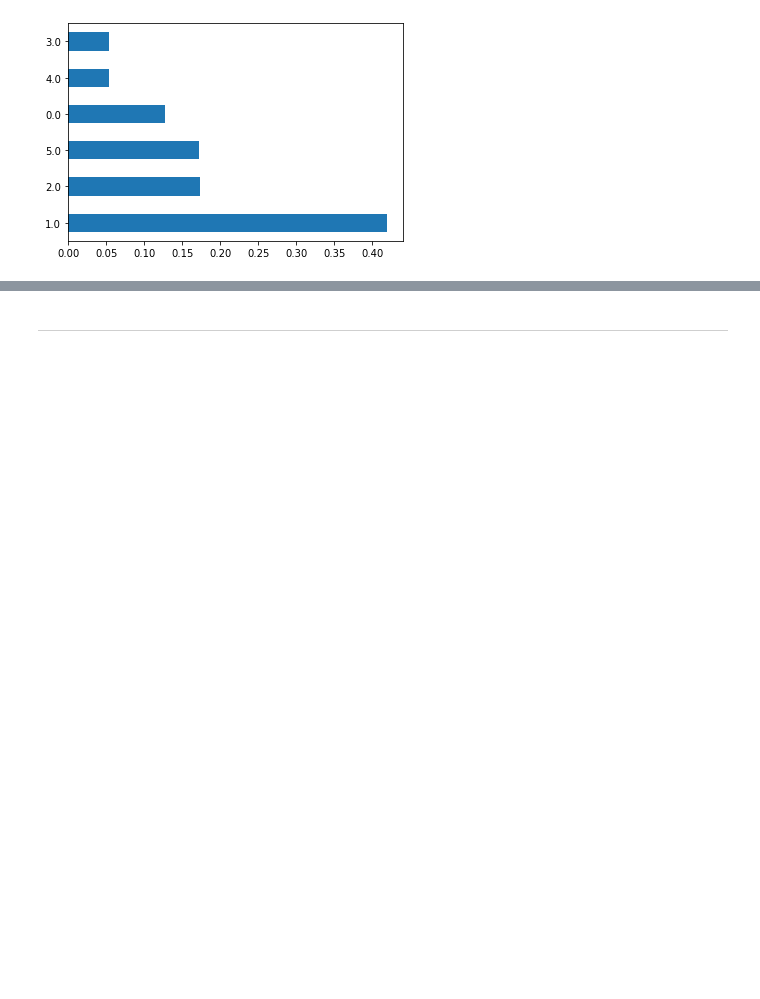
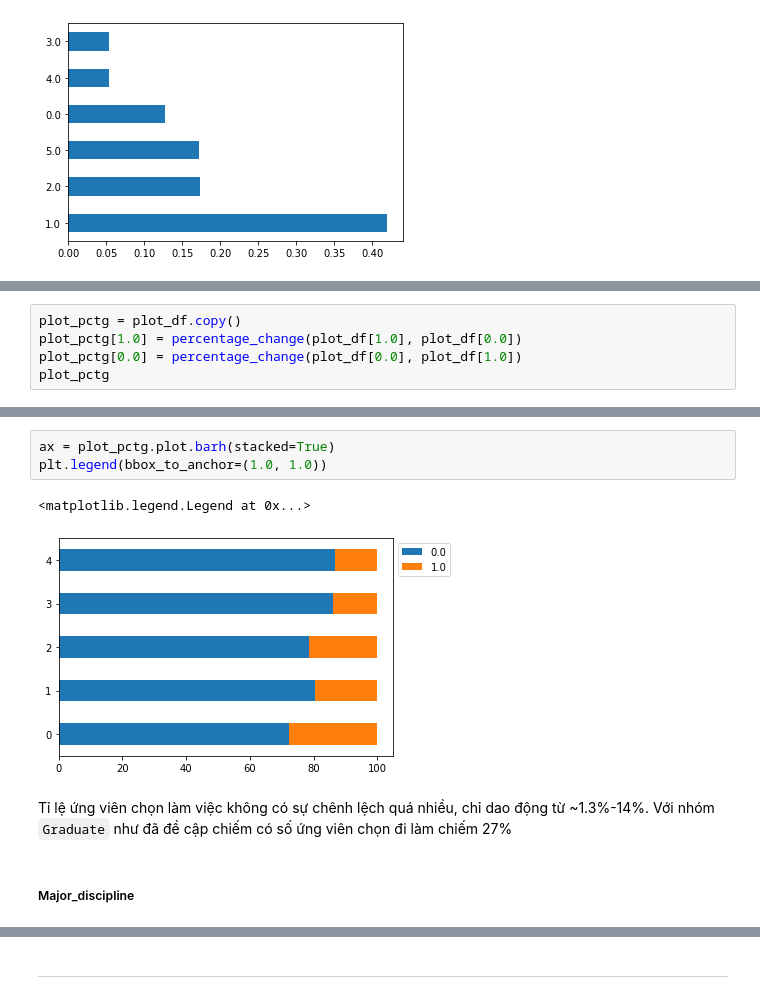
Before and after one commit to molr298/Project_IntroDS, a Jupyter notebook: Final-T.ipynb, the cells around one changed output, grey strips where cells are left out. Drawn from its saved outputs; the diff is of its cells as text; blank space fills up the shorter version.

```diff
--- a/Final-T.ipynb
+++ b/Final-T.ipynb
@@ -414,0 +431,5 @@ new_df
+# %%
+plot_pctg = plot_df.copy()
+plot_pctg[1.0] = percentage_change(plot_df[1.0], plot_df[0.0])
+plot_pctg[0.0] = percentage_change(plot_df[0.0], plot_df[1.0])
+plot_pctg
@@ -414,0 +443,10 @@ new_df
+# %%
+ax = plot_pctg.plot.barh(stacked=True)
+plt.legend(bbox_to_anchor=(1.0, 1.0))
+# %% [output]
+<matplotlib.legend.Legend at 0x...>
+[figure, added]
+# %% [markdown]
+Tỉ lệ ứng viên chọn làm việc không có sự chênh lệch quá nhiều, chỉ dao động từ ~1.3%-14%. Với nhóm `Graduate` như đã đề cập chiếm có số ứng viên chọn đi làm chiếm 27%
+# %% [markdown]
+##### Major_discipline
```
Also changed, not shown: parts of 27 cells of this notebook.
